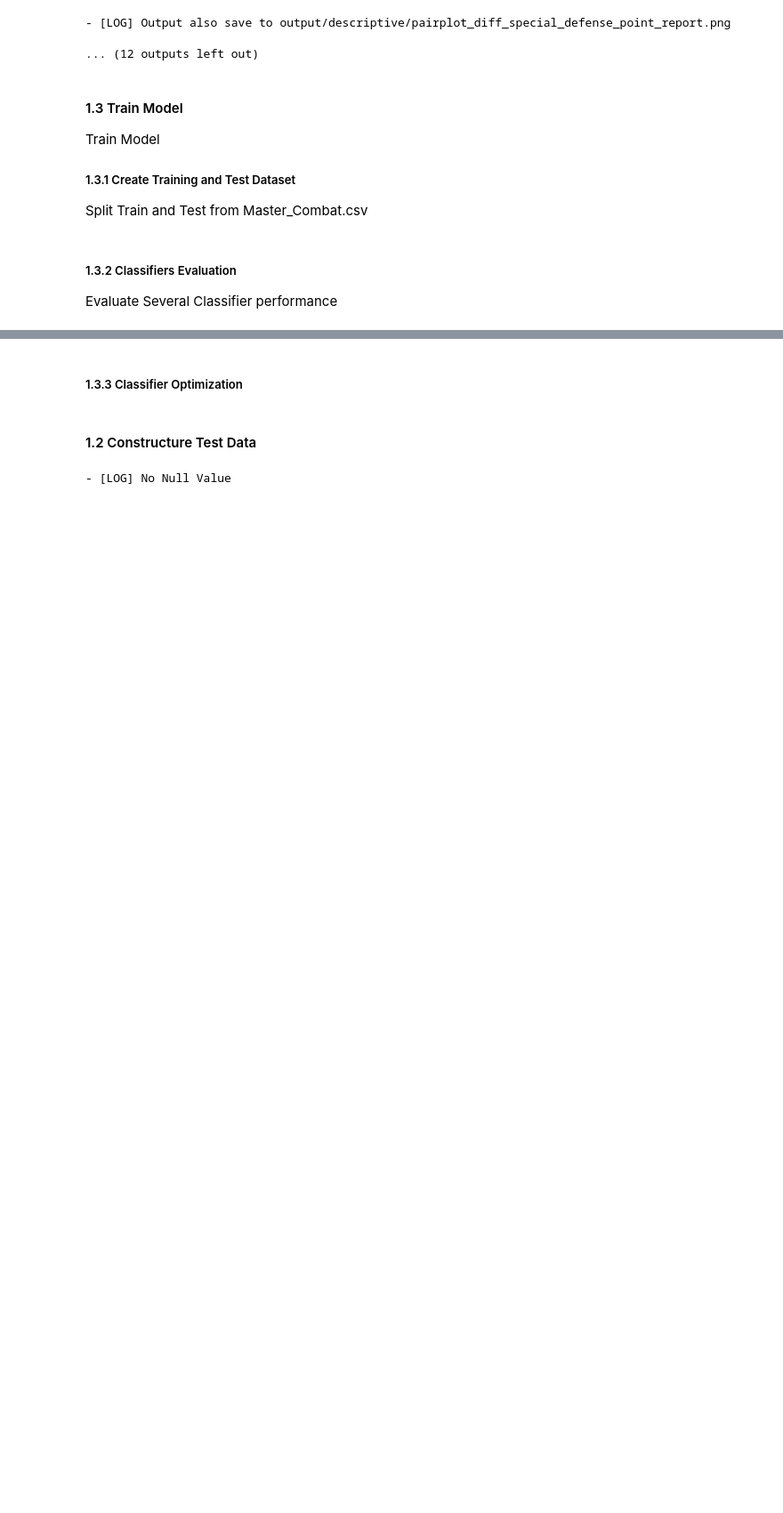
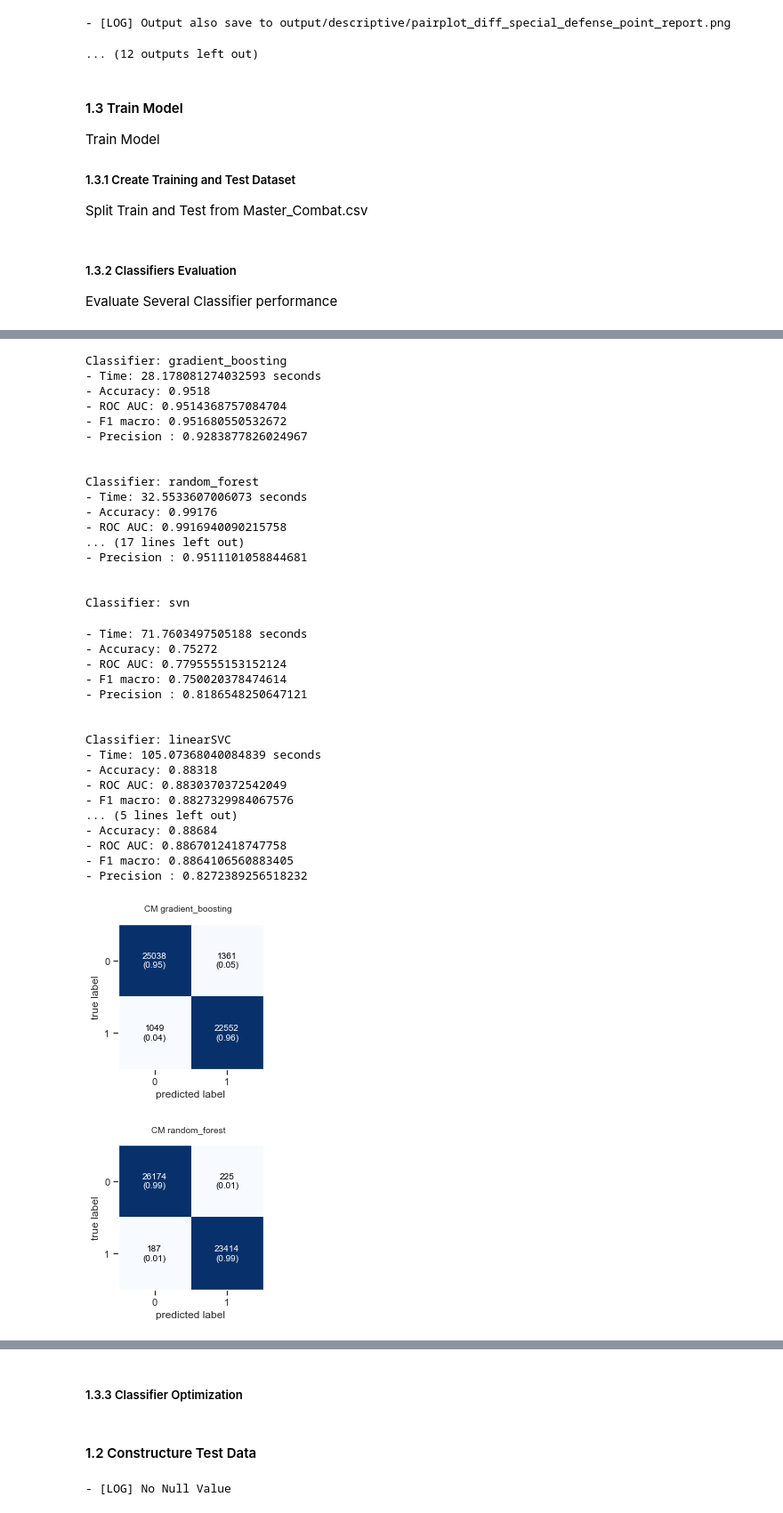
Before and after one commit to yeetornghoo/ML_PokemonCombat, a Jupyter notebook: Pokemon_Combat_Prediction_Sandbox.ipynb, the cells around one changed output, grey strips where cells are left out. Shown: that part at 89% size. Cells and saved outputs as stored; diff of their text form; code cells hidden in the pictures; blank space fills up the shorter version.

```diff
--- a/Pokemon_Combat_Prediction_Sandbox.ipynb
+++ b/Pokemon_Combat_Prediction_Sandbox.ipynb
@@ -565,0 +720,71 @@ Classifier: linearSVC
+# %%
+###########################################
+# TEST 3
+# 5 KFOLD WITH StandardScaler
+###########################################
+
+from sklearn.model_selection import KFold
+kf = KFold(n_splits=5, random_state=2)
+_XTest = opt_StandardScaler(X)
+
+clf_dict = {
+    'gradient_boosting': GradientBoostingClassifier(n_estimators=100),
+    'random_forest': RandomForestClassifier(n_estimators=100, random_state=0),
+    'GaussianNB': GaussianNB(),
+    'ann': MLPClassifier(solver='adam', hidden_layer_sizes=(35,15), random_state=2, activation='relu', max_iter=5000, learning_rate='invscaling'),
+    'svn': svm.SVC(C=1.0, kernel='rbf', degree=3, gamma='scale', coef0=0.0, shrinking=True, probability=False, tol=0.001, cache_size=200, class_weight=None, verbose=False, max_iter=2000, decision_function_shape='ovr', random_state=2),
+    'linearSVC': LinearSVC(penalty='l2', loss='squared_hinge', dual=True, tol=0.001, C=1.0, multi_class='ovr', fit_intercept=True, intercept_scaling=1, class_weight=None, verbose=0, random_state=None, max_iter=30000),
+    'logistic': LogisticRegression(random_state=42, max_iter=8000, multi_class='auto', solver='saga'),
+}
+
+for name, clf in clf_dict.items():
+
+    print("\n\nClassifier: {} ".format(name))
+    start_time = time.time()
+
+    for train_index, test_index in kf.split(X):
+        xtrain = opt_StandardScaler(X.loc[train_index])
+        ytrain = Y[train_index]
+        model = clf.fit(xtrain, ytrain)
+
+    print("- Time: %s seconds" % (time.time() - start_time))
+    pred = model.predict(_XTest)
+
+    evaluate_classifier(name, xtrain, ytrain, _XTest, Y, pred)
+# %% [output]
+Classifier: gradient_boosting
+- Time: 28.178081274032593 seconds
+- Accuracy: 0.9518
+- ROC AUC: 0.9514368757084704
+- F1 macro: 0.951680550532672
+- Precision : 0.9283877826024967
+
+
+Classifier: random_forest
+- Time: 32.5533607006073 seconds
+- Accuracy: 0.99176
+- ROC AUC: 0.9916940090215758
+... (17 lines left out)
+- Precision : 0.9511101058844681
+
+
+Classifier: svn
+- Time: 71.7603497505188 seconds
+- Accuracy: 0.75272
+- ROC AUC: 0.7795555153152124
+- F1 macro: 0.750020378474614
+- Precision : 0.8186548250647121
+
+
+Classifier: linearSVC
+- Time: 105.07368040084839 seconds
+- Accuracy: 0.88318
+- ROC AUC: 0.8830370372542049
+- F1 macro: 0.8827329984067576
+... (5 lines left out)
+- Accuracy: 0.88684
+- ROC AUC: 0.8867012418747758
+- F1 macro: 0.8864106560883405
+- Precision : 0.8272389256518232
+[figure, added]
+[figure, added]
```
Also changed, not shown: parts of 12 cells of this notebook.
